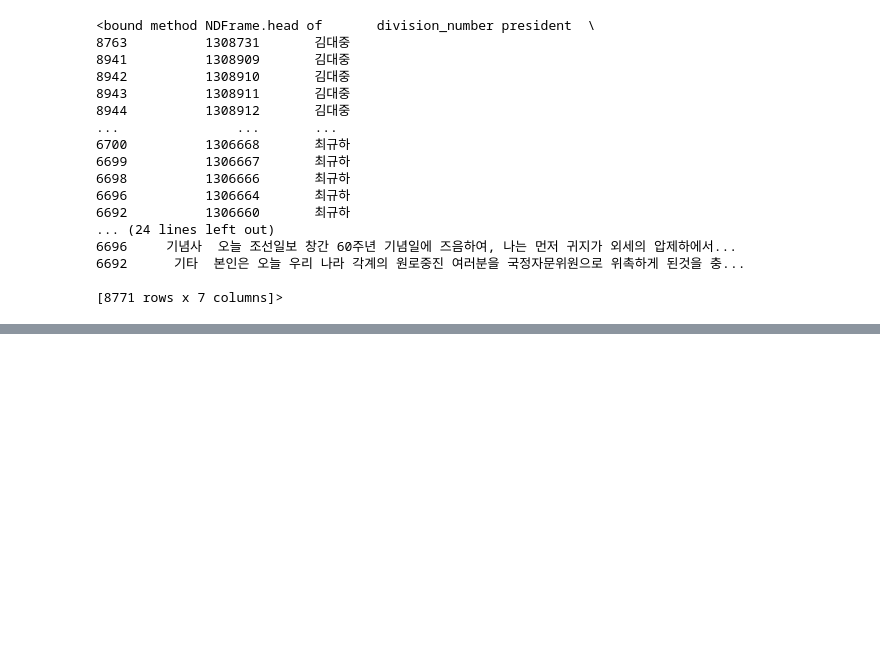
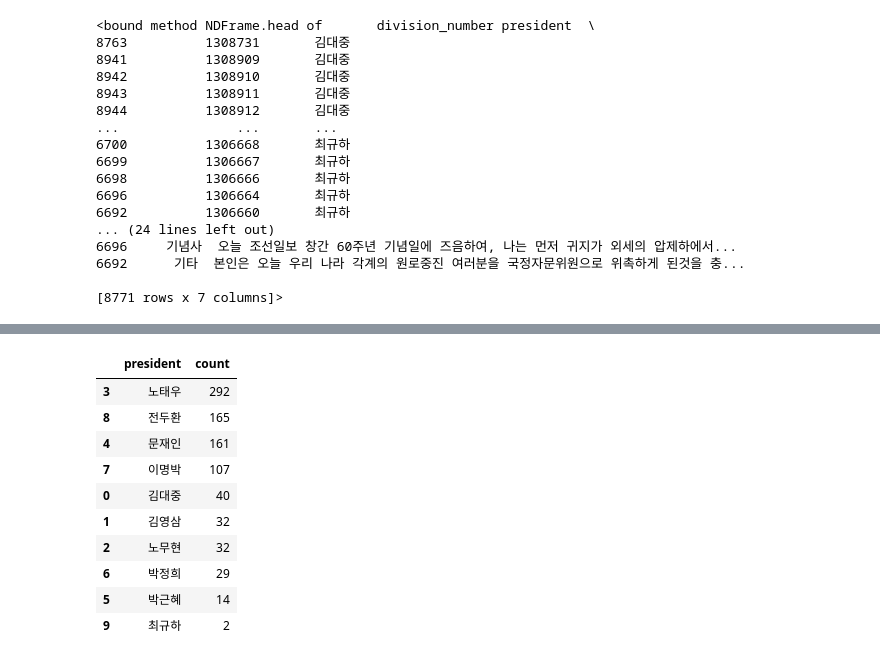
Before and after one commit to cho6019/eda-cho, a Jupyter notebook: notebook/first.ipynb, the cells around one changed output, grey strips where cells are left out. Cells and saved outputs as stored; diff of their text form; code cells hidden in the pictures; blank space fills up the shorter version.

```diff
--- a/notebook/first.ipynb
+++ b/notebook/first.ipynb
@@ -85,0 +162,3 @@ df.sort_values(by='president').head
+# %%
+f_df = df[df['speech_text'].str.contains("올림픽", case=False)]
+f_df.head(1)
@@ -85,0 +168,16 @@ df.sort_values(by='president').head
+# %%
+rdf = f_df.groupby("president").size().reset_index(name='count')
+rdf=rdf.sort_values(by='count', ascending=False)
+rdf
+# %% [output]
+|  | president | count |
+| 3 | 노태우 | 292 |
+| 8 | 전두환 | 165 |
+| 4 | 문재인 | 161 |
+| 7 | 이명박 | 107 |
+| 0 | 김대중 | 40 |
+| 1 | 김영삼 | 32 |
+| 2 | 노무현 | 32 |
+| 6 | 박정희 | 29 |
+| 5 | 박근혜 | 14 |
+| 9 | 최규하 | 2 |
```
Also changed, not shown: parts of 9 cells of this notebook.
